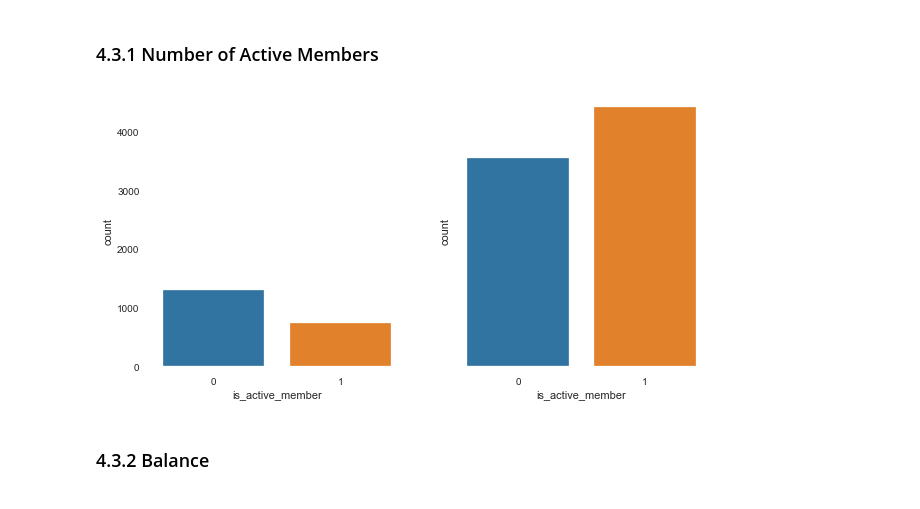
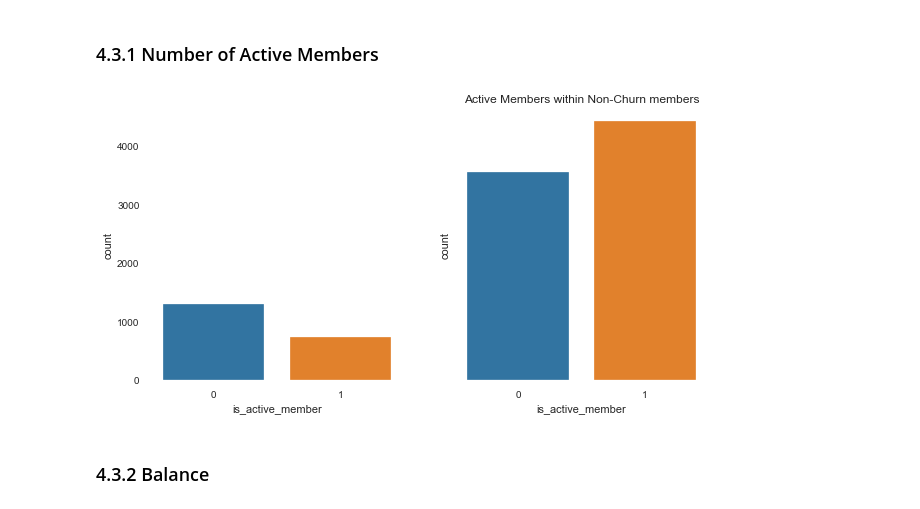
Before and after one commit to jpvazquezz/churn-prediction-topbank, a Jupyter notebook: notebooks/c7.0-vzz-bussiness-report.ipynb, the cells around one changed output. Drawn from its saved outputs; the diff is of its cells as text; code cells hidden in the pictures.

```diff
--- a/notebooks/c7.0-vzz-bussiness-report.ipynb
+++ b/notebooks/c7.0-vzz-bussiness-report.ipynb
@@ -661,15 +661,15 @@ The churn dataset has more inactive customers as well as the not churn dataset h
 # %%
 fig,ax = plt.subplots(1,2,figsize=(10,5),sharey=True)
 
 sns.countplot(ax=ax[0],x=df_churn.is_active_member);
-#plt.title('Active Members within Churn members')
+plt.title('Active Members within Churn members');
 
 sns.countplot(ax=ax[1],x=df_not_churn.is_active_member);
-#plt.title('Active Members within Non-Churn members')
+plt.title('Active Members within Non-Churn members');
 
 
 plt.show()
 # %% [output]
-[figure, old version]
+[figure, new version]
 # %% [markdown]
 ### 4.3.2 Balance
```
Also changed, not shown: parts of 36 cells of this notebook.
